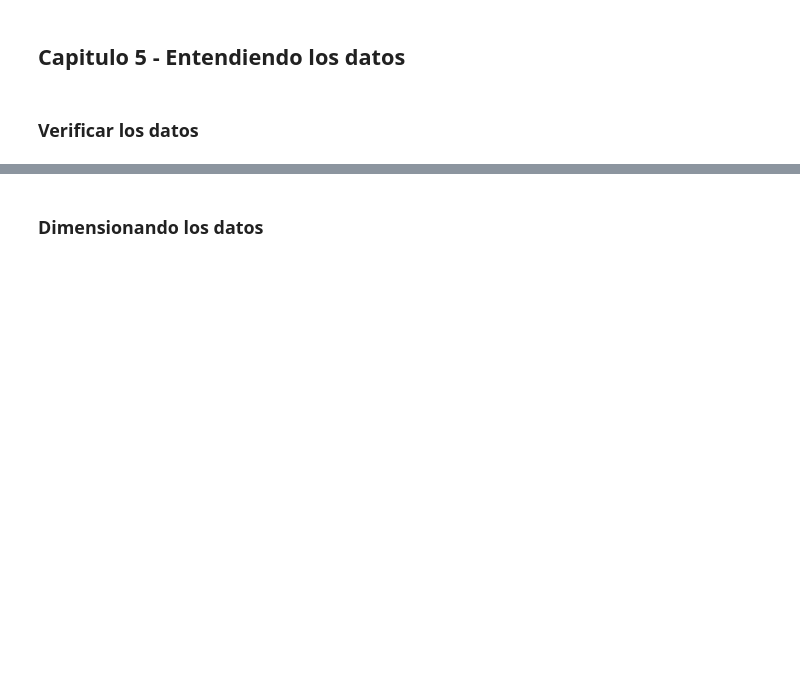
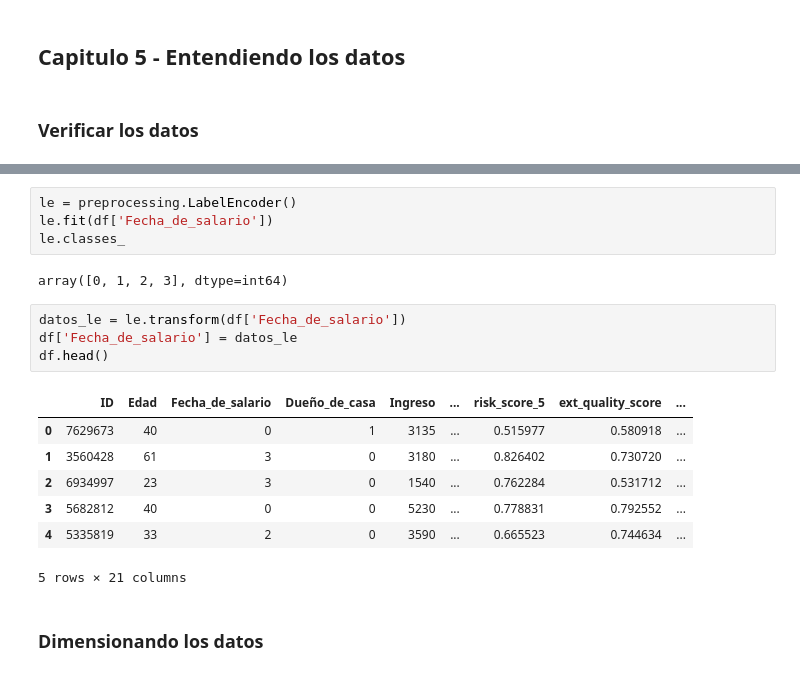
Before and after one commit to ismaelacosta/Proyecto_AID, a Jupyter notebook: examen.ipynb, the cells around one changed output, grey strips where cells are left out. Drawn from its saved outputs; the diff is of its cells as text; blank space fills up the shorter version.

```diff
--- a/examen.ipynb
+++ b/examen.ipynb
@@ -57,3 +66,21 @@ df.head()
+# %%
+le = preprocessing.LabelEncoder()
+le.fit(df['Fecha_de_salario'])
+le.classes_
+# %% [output]
+array([0, 1, 2, 3], dtype=int64)
+# %%
+datos_le = le.transform(df['Fecha_de_salario'])
+df['Fecha_de_salario'] = datos_le
+df.head()
+# %% [output]
+|  | ID | Edad | Fecha_de_salario | Dueño_de_casa | Ingreso | ... | risk_score_5 | ext_quality_score | ... |
+| 0 | 7629673 | 40 | 0 | 1 | 3135 | ... | 0.515977 | 0.580918 | ... |
+| 1 | 3560428 | 61 | 3 | 0 | 3180 | ... | 0.826402 | 0.730720 | ... |
+| 2 | 6934997 | 23 | 3 | 0 | 1540 | ... | 0.762284 | 0.531712 | ... |
+| 3 | 5682812 | 40 | 0 | 0 | 5230 | ... | 0.778831 | 0.792552 | ... |
+| 4 | 5335819 | 33 | 2 | 0 | 3590 | ... | 0.665523 | 0.744634 | ... |
+5 rows × 21 columns
 # %% [markdown]
 ### Dimensionando los datos
 # %%
```
Also changed, not shown: parts of 10 cells of this notebook.
